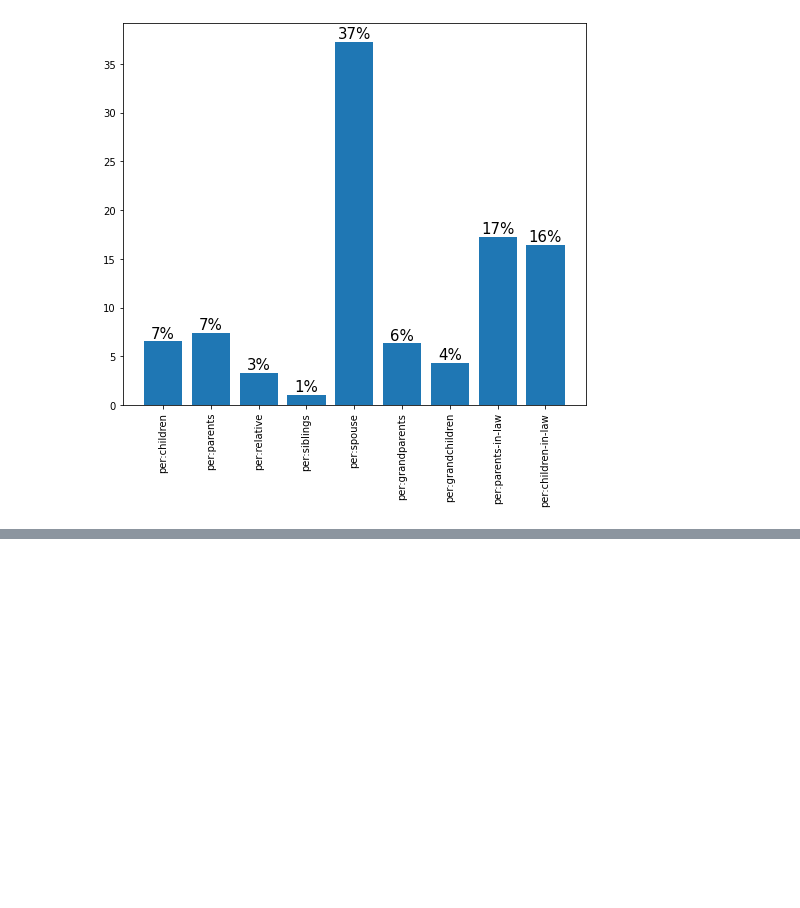
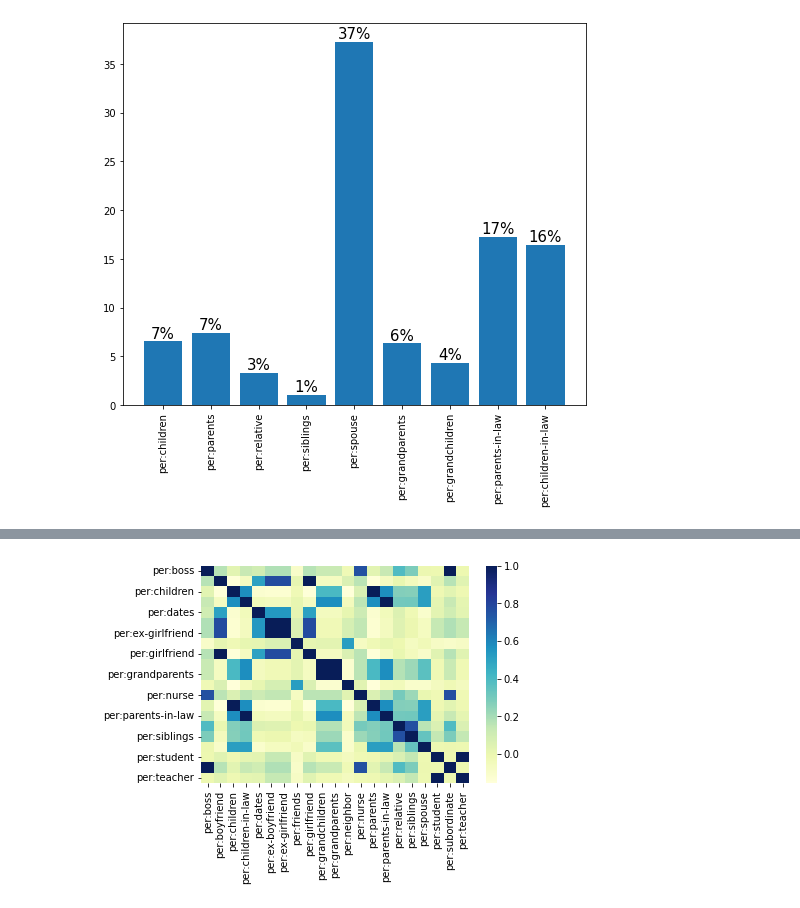
Before and after one commit to elyeb/dialog_formality, a Jupyter notebook: corpora_explore_highlights.ipynb, the cells around one changed output, grey strips where cells are left out. Drawn from its saved outputs; the diff is of its cells as text; code cells hidden in the pictures; blank space fills up the shorter version.

Commit message:
correlate relation labels

```diff
--- a/corpora_explore_highlights.ipynb
+++ b/corpora_explore_highlights.ipynb
@@ -802,0 +805,20 @@ plt.show()
+# %%
+with open('rid_to_rel.pickle','rb') as infile:
+    rid_to_rel = pickle.load(infile)
+
+with open('rel_to_rid.pickle','rb') as infile:
+    rel_to_rid = pickle.load(infile)
+# %%
+with open('../CRECIL/Final_Data/train.json','rb') as infile:
+    train_df = json.loads(infile.read())
+# %%
+#create empty data frame
+zero_data = np.zeros(shape=(len(train_df),len(rid_to_rel)))
+gt_df = pd.DataFrame(zero_data, columns=rid_to_rel.values())
+
+for i in range(0,len(train_df)):
+    for rel_item in train_df[i][1]:
+        for j in rel_item['rid']:
+            gt_df.iat[i,j] = 1
+
+corr_matrix = gt_df.corr()
@@ -802,0 +846,23 @@ plt.show()
+# %%
+#code for heatmap from https://datascience.stackexchange.com/questions/82226/how-to-visualise-a-large-correlation-matrix
+from numpy.random      import randn
+from pandas            import DataFrame
+from seaborn           import heatmap
+from matplotlib.pyplot import show
+from itertools         import combinations
+
+def absHighPass(df, absThresh):
+    passed = set()
+    for (r,c) in combinations(df.columns, 2):
+        if (abs(df.loc[r,c]) >= absThresh):
+            passed.add(r)
+            passed.add(c)
+    passed = sorted(passed)
+    return df.loc[passed,passed]
+
+labels = [chr(x) for x in range(65,91)]
+
+heatmap(absHighPass(corr_matrix,0.5),cmap="YlGnBu")
+show()
+# %% [output]
+[figure, added]
```
Also changed, not shown: parts of 4 cells of this notebook, 2 other files.
